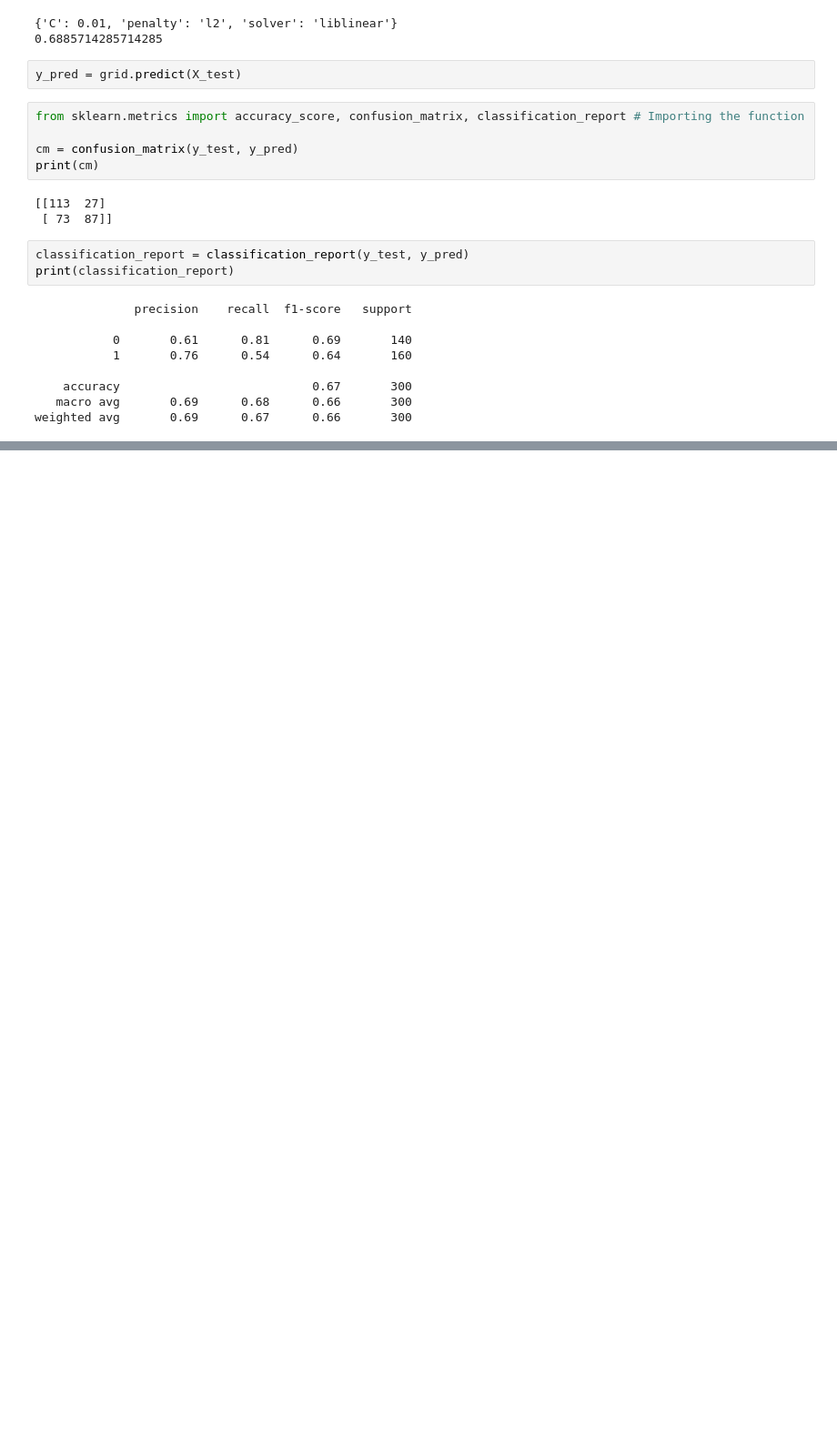
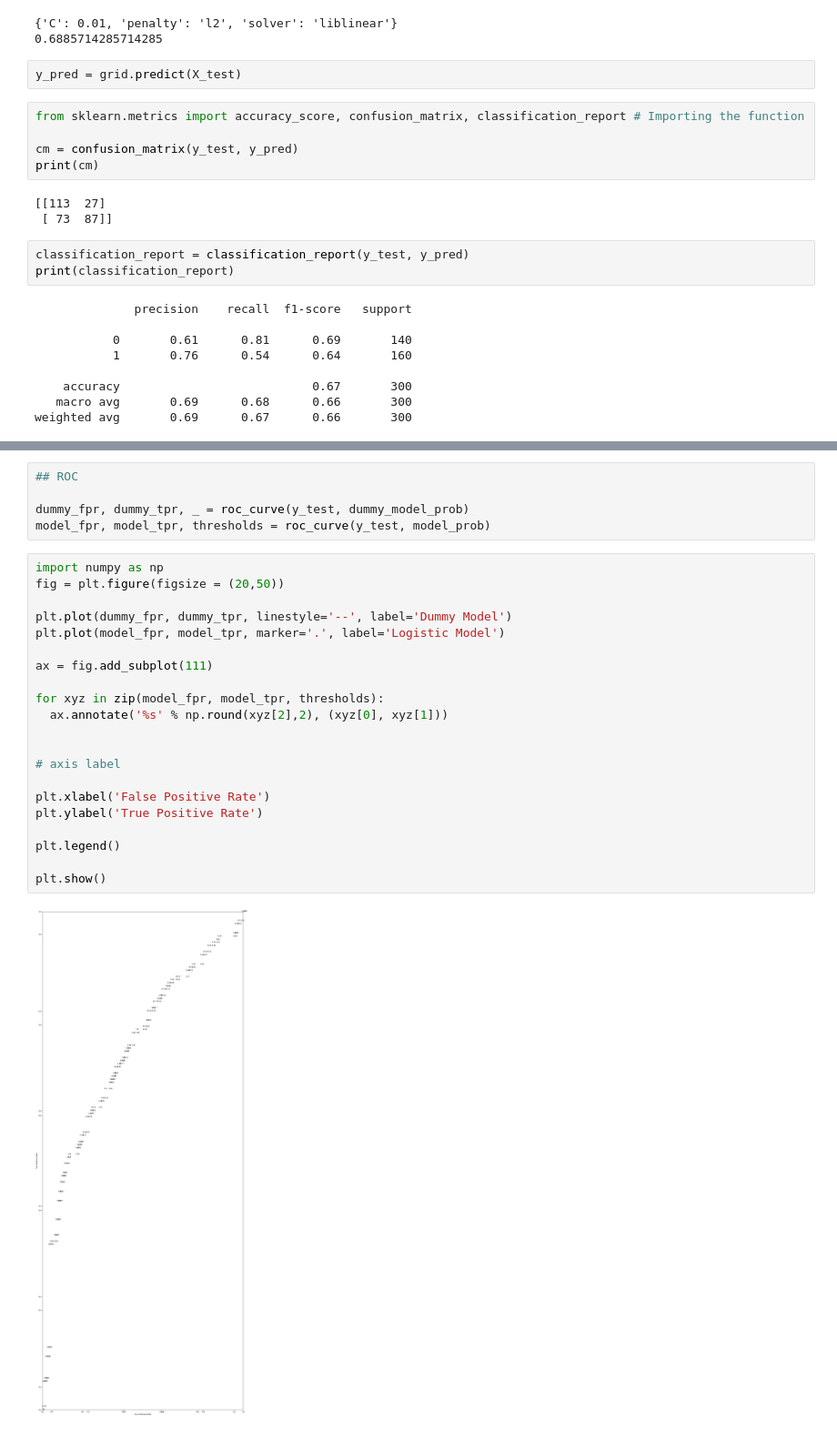
Before and after one commit to Debrup10/ML-Algo, a Jupyter notebook: Logistic_Regression.ipynb, the cells around one changed output, grey strips where cells are left out. Shown: that part at 91% size. Cells and saved outputs as stored; diff of their text form; blank space fills up the shorter version.

```diff
--- a/Logistic_Regression.ipynb
+++ b/Logistic_Regression.ipynb
@@ -125,0 +188,28 @@ weighted avg       0.69      0.67      0.66       300
+# %%
+## ROC
+
+dummy_fpr, dummy_tpr, _ = roc_curve(y_test, dummy_model_prob)
+model_fpr, model_tpr, thresholds = roc_curve(y_test, model_prob)
+# %%
+import numpy as np
+fig = plt.figure(figsize = (20,50))
+
+plt.plot(dummy_fpr, dummy_tpr, linestyle='--', label='Dummy Model')
+plt.plot(model_fpr, model_tpr, marker='.', label='Logistic Model')
+
+ax = fig.add_subplot(111)
+
+for xyz in zip(model_fpr, model_tpr, thresholds):
+  ax.annotate('%s' % np.round(xyz[2],2), (xyz[0], xyz[1]))
+
+
+# axis label
+
+plt.xlabel('False Positive Rate')
+plt.ylabel('True Positive Rate')
+
+plt.legend()
+
+plt.show()
+# %% [output]
+[figure, added]
```
Also changed, not shown: parts of 8 cells of this notebook.
